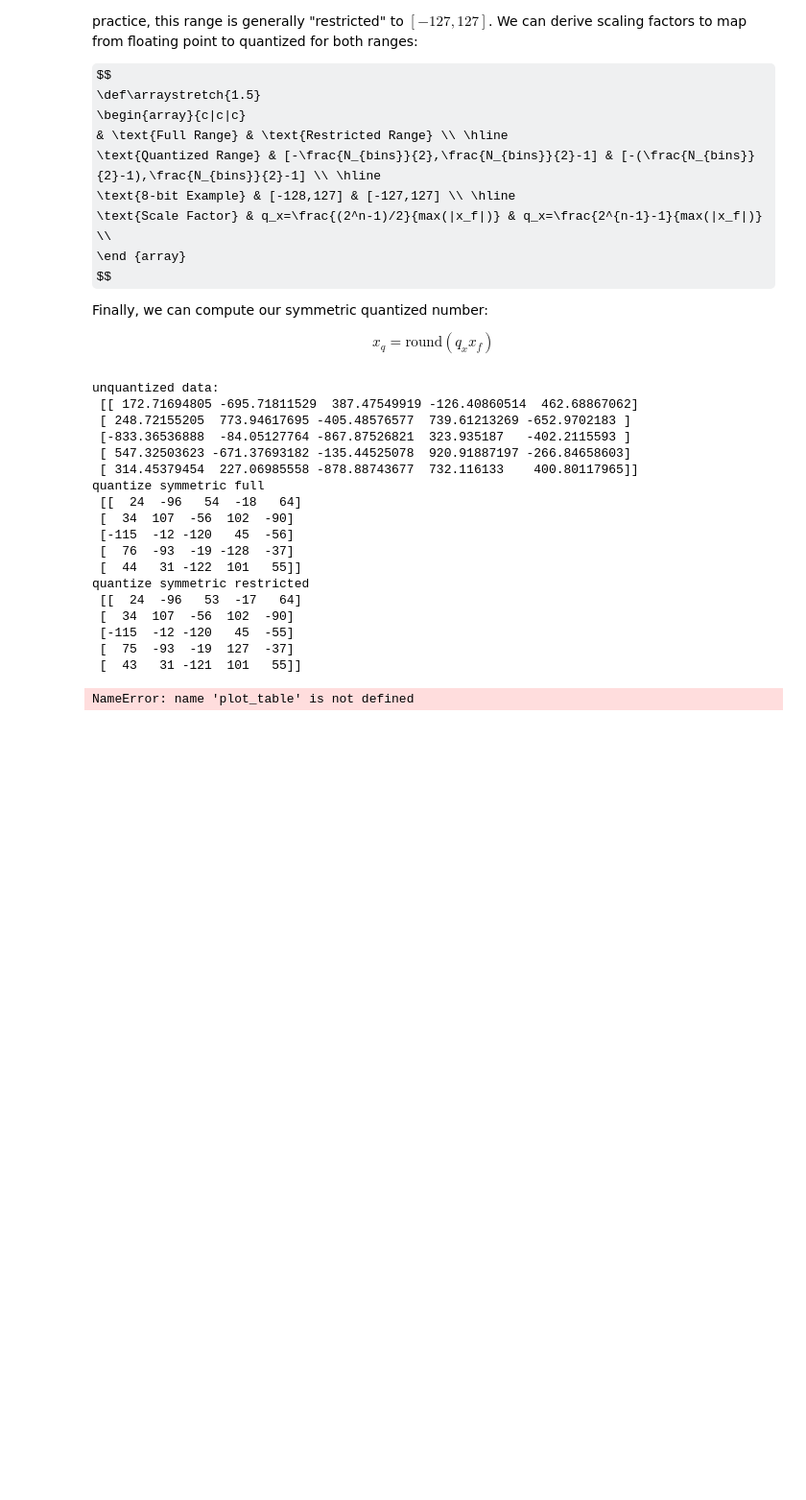
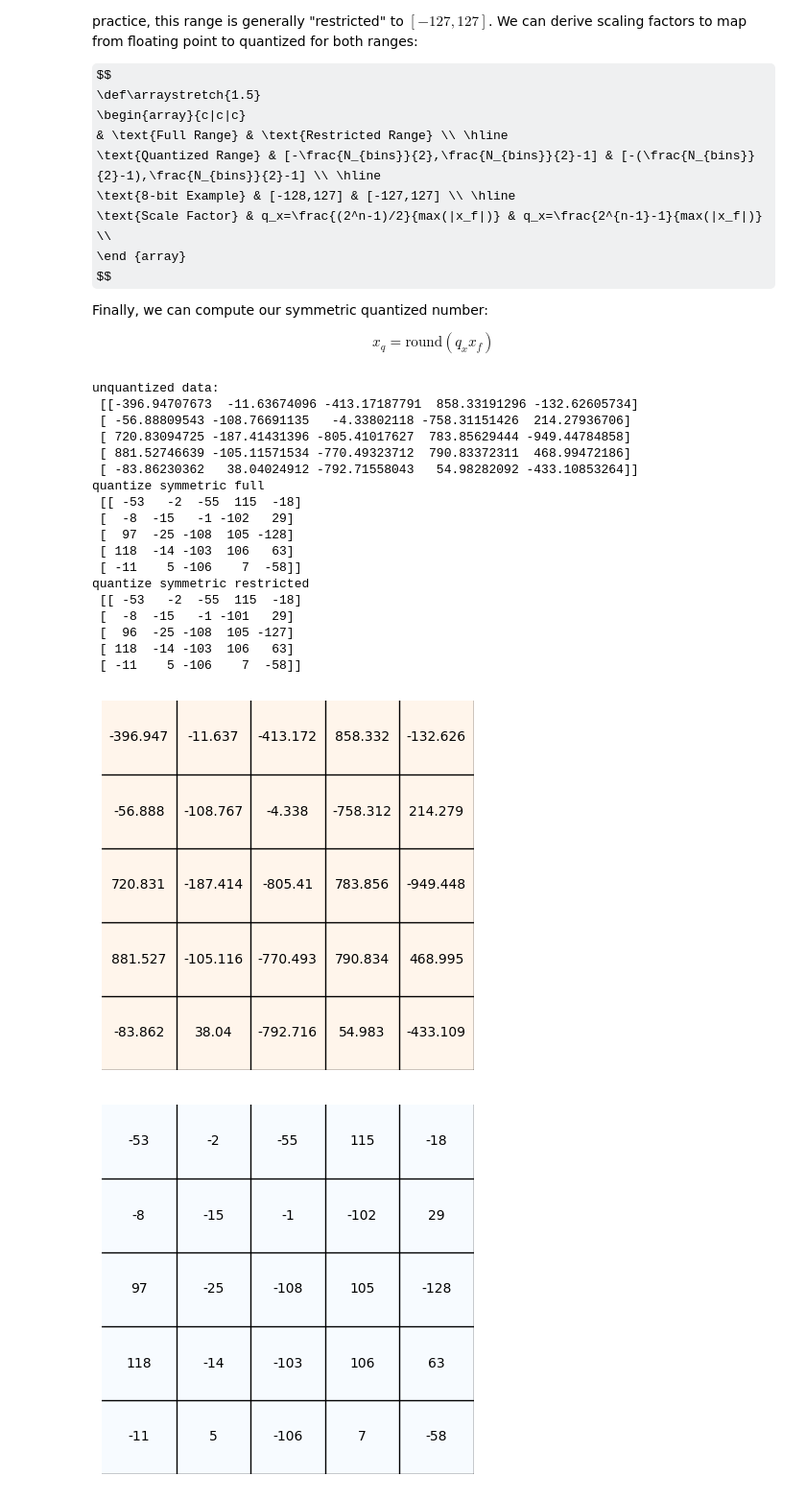
Before and after one commit to rhendz/quantization-notes, a Jupyter notebook: notebooks/quantization_modes.ipynb, the cells around one changed output. Shown at 96% size. Saved outputs shown, nothing was run; the diff lists cells and outputs as text; code cells hidden in the pictures; some formulas as TeX source; blank space fills up the shorter version.

Commit message:
update plot table

```diff
--- a/notebooks/quantization_modes.ipynb
+++ b/notebooks/quantization_modes.ipynb
@@ -3,8 +3,11 @@
 # %%
 # define imports
 import numpy as np
+from pathlib import Path
 
 from quantization_notes.utils.utils import plot_table
+
+OUTPUT_DIR = Path("../output")
 # %% [markdown]
 ## Symmetric Quantization
 
@@ -41,29 +44,50 @@ def quantize_symmetric_restricted(n: int, x_f: np.array) -> np.array:
 # In Python the smallest data type is bool which is 8 bits,
 # unfortunately we can't do any smaller here
 data = np.random.uniform(-1000, 1000, size=(5, 5))
-print(f"unquantized data:\n {data}")
-print(f"quantize symmetric full\n {quantize_symmetric_full(8, data).astype(np.int8)}")
-print(
-    f"quantize symmetric restricted\n {quantize_symmetric_restricted(8, data).astype(np.int8)}"
+print(f"unquantized data:\n {data} \n")
+
+quantized_symmetric_full_data = quantize_symmetric_full(8, data).astype(np.int8)
+print(f"quantize symmetric full\n {quantized_symmetric_full_data} \n")
+
+quantized_symmetric_restricted_data = quantize_symmetric_restricted(8, data).astype(
+    np.int8
 )
-plot_table(data, "output/random-table.png", "Oranges", "black", "black")
+print(f"quantize symmetric restricted\n {quantized_symmetric_restricted_data} \n")
 # %% [output]
 unquantized data:
- [[ 172.71694805 -695.71811529  387.47549919 -126.40860514  462.68867062]
- [ 248.72155205  773.94617695 -405.48576577  739.61213269 -652.9702183 ]
- [-833.36536888  -84.05127764 -867.87526821  323.935187   -402.2115593 ]
- [ 547.32503623 -671.37693182 -135.44525078  920.91887197 -266.84658603]
- [ 314.45379454  227.06985558 -878.88743677  732.116133    400.80117965]]
+ [[-396.94707673  -11.63674096 -413.17187791  858.33191296 -132.62605734]
+ [ -56.88809543 -108.76691135   -4.33802118 -758.31151426  214.27936706]
+ [ 720.83094725 -187.41431396 -805.41017627  783.85629444 -949.44784858]
+ [ 881.52746639 -105.11571534 -770.49323712  790.83372311  468.99472186]
+ [ -83.86230362   38.04024912 -792.71558043   54.98282092 -433.10853264]]
 quantize symmetric full
- [[  24  -96   54  -18   64]
- [  34  107  -56  102  -90]
- [-115  -12 -120   45  -56]
- [  76  -93  -19 -128  -37]
- [  44   31 -122  101   55]]
+ [[ -53   -2  -55  115  -18]
+ [  -8  -15   -1 -102   29]
+ [  97  -25 -108  105 -128]
+ [ 118  -14 -103  106   63]
+ [ -11    5 -106    7  -58]]
 quantize symmetric restricted
- [[  24  -96   53  -17   64]
- [  34  107  -56  102  -90]
- [-115  -12 -120   45  -55]
- [  75  -93  -19  127  -37]
- [  43   31 -121  101   55]]
+ [[ -53   -2  -55  115  -18]
+ [  -8  -15   -1 -101   29]
+ [  96  -25 -108  105 -127]
+ [ 118  -14 -103  106   63]
+ [ -11    5 -106    7  -58]]
-NameError: name 'plot_table' is not defined
+# %%
+plot_table(data, str(OUTPUT_DIR / "unquantized-data.png"), "Oranges", "black", "black")
+plot_table(
+    quantized_symmetric_full_data,
+    str(OUTPUT_DIR / "quantized-symmetric-full.png"),
+    "Blues",
+    "black",
+    "black",
+)
+plot_table(
+    quantized_symmetric_restricted_data,
+    str(OUTPUT_DIR / "quantized-symmetric-restricted.png"),
+    "Blues",
+    "black",
+    "black",
+)
+# %% [output]
+[figure, added]
+[figure, added]
```
Also changed, not shown: parts of 1 cell of this notebook, 1 other file.
